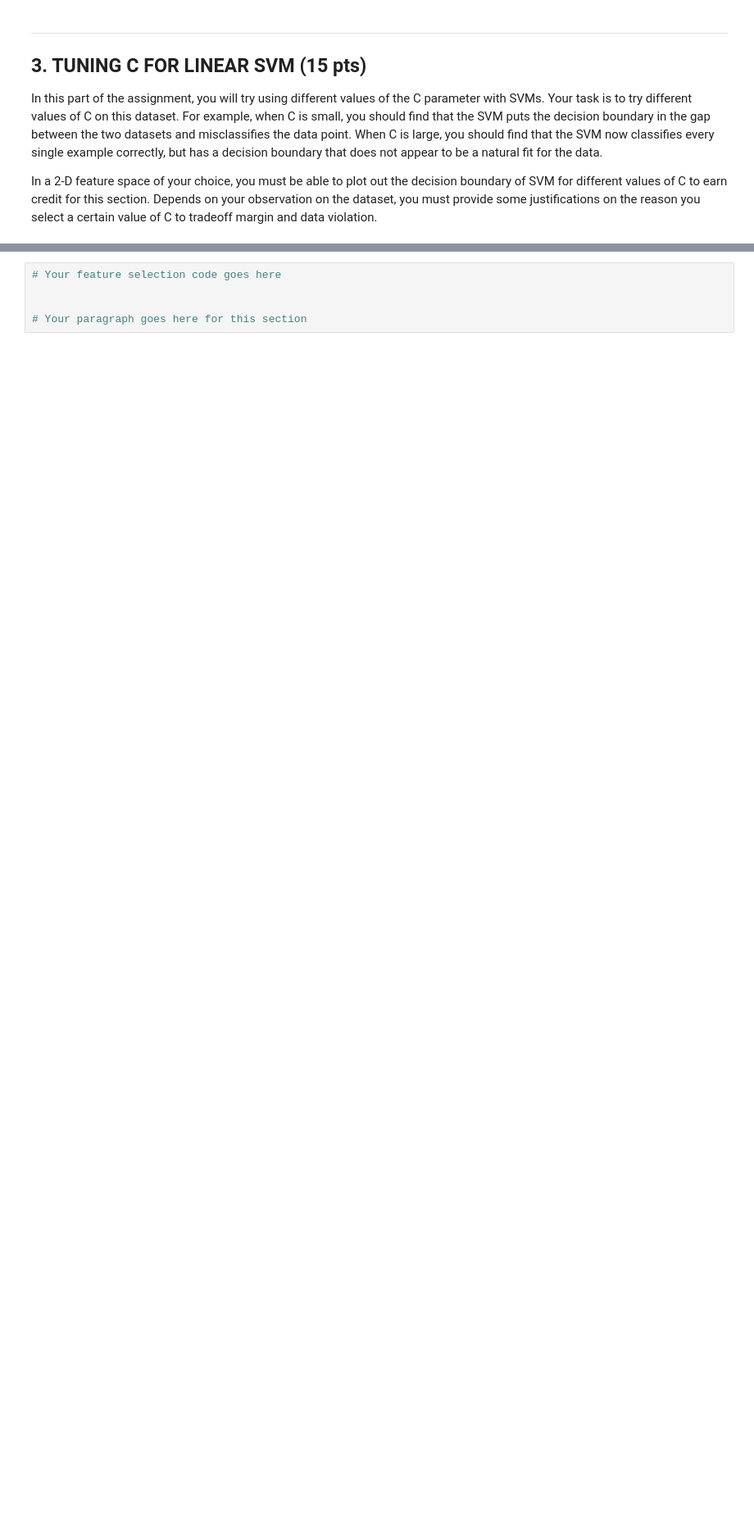
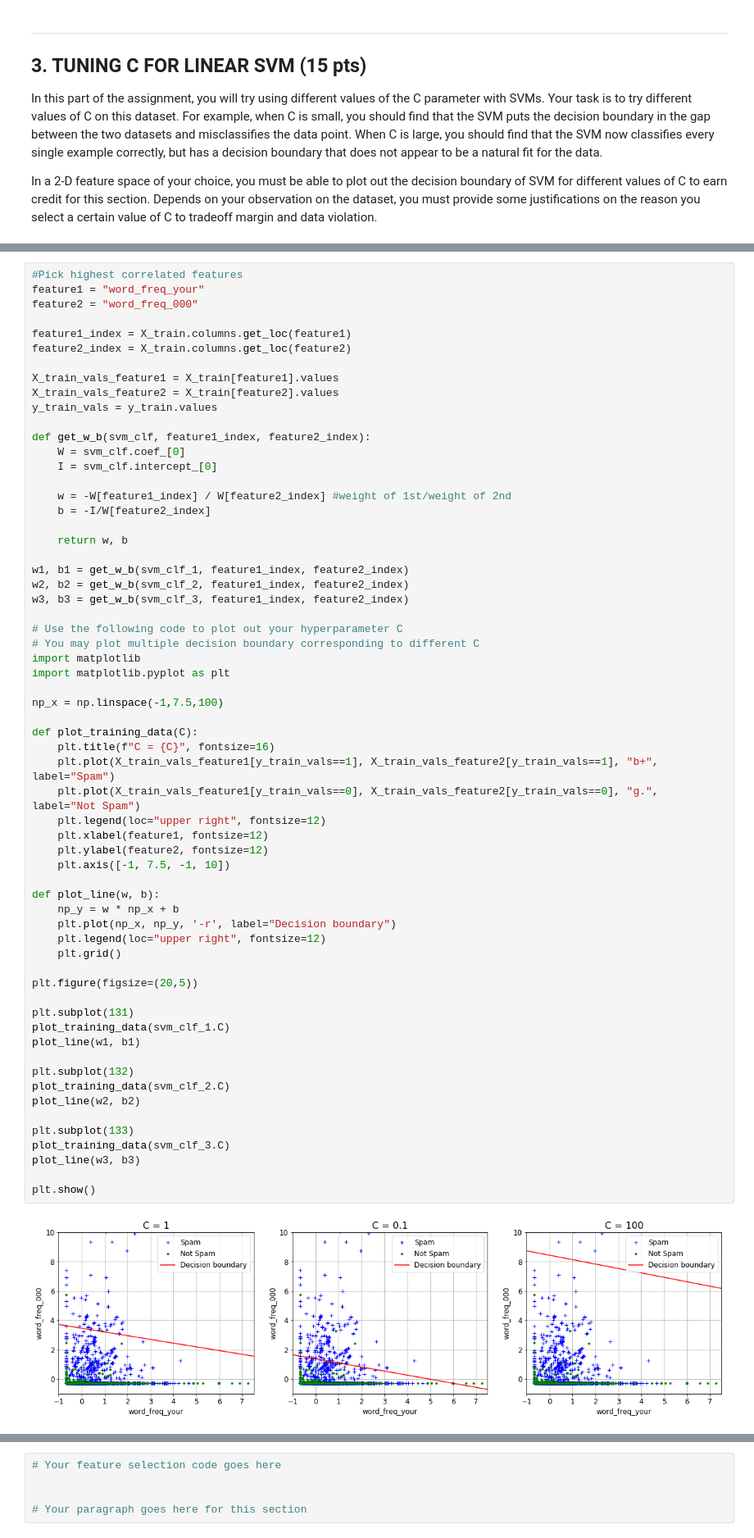
Before and after one commit to nabeeln7/svm-spambase, a Jupyter notebook: CS 6316 Assignment 2.ipynb, the cells around one changed output, grey strips where cells are left out. Shown at 82% size. Cells and saved outputs as stored; diff of their text form; blank space fills up the shorter version.

```diff
--- a/CS 6316 Assignment 2.ipynb
+++ b/CS 6316 Assignment 2.ipynb
@@ -227,0 +167,64 @@ No handles with labels found to put in legend.
+# %%
+#Pick highest correlated features
+feature1 = "word_freq_your"
+feature2 = "word_freq_000"
+
+feature1_index = X_train.columns.get_loc(feature1)
+feature2_index = X_train.columns.get_loc(feature2)
+
+X_train_vals_feature1 = X_train[feature1].values
+X_train_vals_feature2 = X_train[feature2].values
+y_train_vals = y_train.values
+
+def get_w_b(svm_clf, feature1_index, feature2_index):
+    W = svm_clf.coef_[0]
+    I = svm_clf.intercept_[0]
+
+    w = -W[feature1_index] / W[feature2_index] #weight of 1st/weight of 2nd
+    b = -I/W[feature2_index]
+
+    return w, b
+
+w1, b1 = get_w_b(svm_clf_1, feature1_index, feature2_index)
+w2, b2 = get_w_b(svm_clf_2, feature1_index, feature2_index)
+w3, b3 = get_w_b(svm_clf_3, feature1_index, feature2_index)
+
+# Use the following code to plot out your hyperparameter C
+# You may plot multiple decision boundary corresponding to different C
+import matplotlib
+import matplotlib.pyplot as plt
+
+np_x = np.linspace(-1,7.5,100)
+
+def plot_training_data(C):
+    plt.title(f"C = {C}", fontsize=16)
+    plt.plot(X_train_vals_feature1[y_train_vals==1], X_train_vals_feature2[y_train_vals==1], "b+", label="Spam")
+    plt.plot(X_train_vals_feature1[y_train_vals==0], X_train_vals_feature2[y_train_vals==0], "g.", label="Not Spam")
+    plt.legend(loc="upper right", fontsize=12)
+    plt.xlabel(feature1, fontsize=12)
+    plt.ylabel(feature2, fontsize=12)
+    plt.axis([-1, 7.5, -1, 10])
+
+def plot_line(w, b):
+    np_y = w * np_x + b
+    plt.plot(np_x, np_y, '-r', label="Decision boundary")
+    plt.legend(loc="upper right", fontsize=12)
+    plt.grid()
+
+plt.figure(figsize=(20,5))
+
+plt.subplot(131)
+plot_training_data(svm_clf_1.C)
+plot_line(w1, b1)
+
+plt.subplot(132)
+plot_training_data(svm_clf_2.C)
+plot_line(w2, b2)
+
+plt.subplot(133)
+plot_training_data(svm_clf_3.C)
+plot_line(w3, b3)
+
+plt.show()
+# %% [output]
+[figure, added]
```
Also changed, not shown: parts of 6 cells of this notebook, 1 other file.
